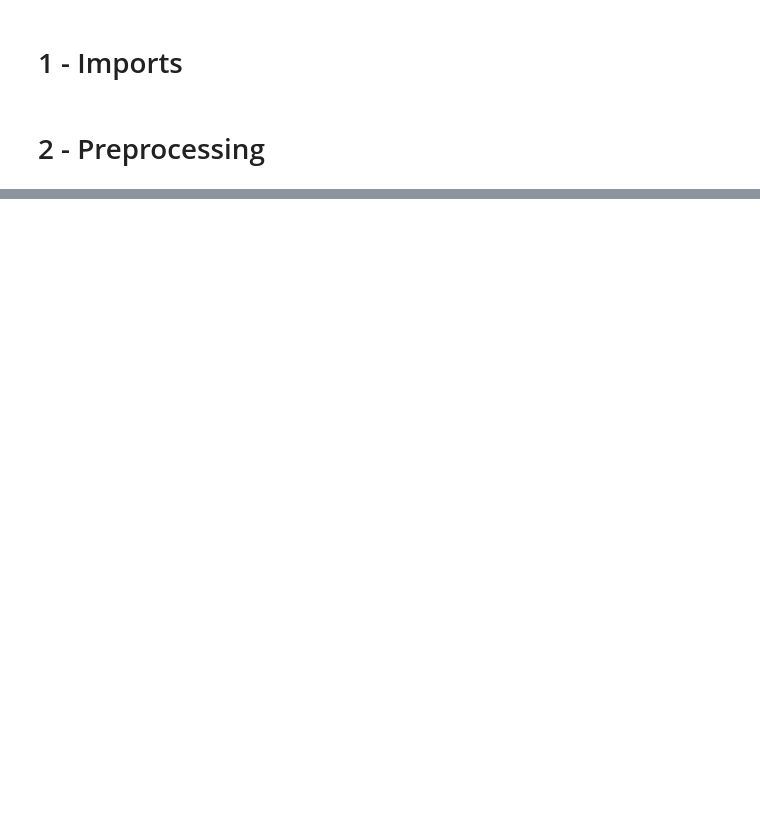
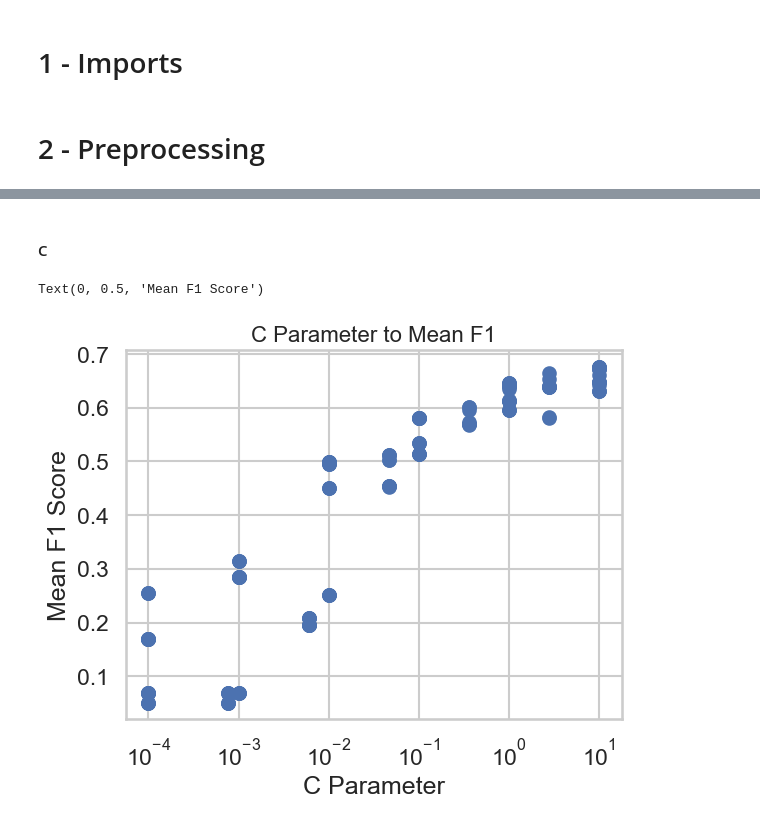
Before and after one commit to hippograndet/country_risk_rating, a Jupyter notebook: notebooks/expirements/LR_Hyper_Parameters.ipynb, the cells around one changed output, grey strips where cells are left out. Drawn from its saved outputs; the diff is of its cells as text; code cells hidden in the pictures; blank space fills up the shorter version.

```diff
--- a/notebooks/expirements/LR_Hyper_Parameters.ipynb
+++ b/notebooks/expirements/LR_Hyper_Parameters.ipynb
@@ -372,0 +310,14 @@ MLflow run_id: 19e7ce582e774588a933156a2aadfff2
+# %% [markdown]
+#### C
+# %%
+df_subset = df[df['C'].astype(float) <= 10.0]
+fig = plt.figure()
+ax = plt.gca()
+ax.scatter(df_subset['C'], df_subset['cv_mean_f1'])
+ax.set_xscale('log')
+ax.set_title('C Parameter to Mean F1', fontsize=16)
+ax.set_xlabel('C Parameter')
+ax.set_ylabel('Mean F1 Score')
+# %% [output]
+Text(0, 0.5, 'Mean F1 Score')
+[figure, added]
```
Also changed, not shown: parts of 56 cells of this notebook, 18 other files.
